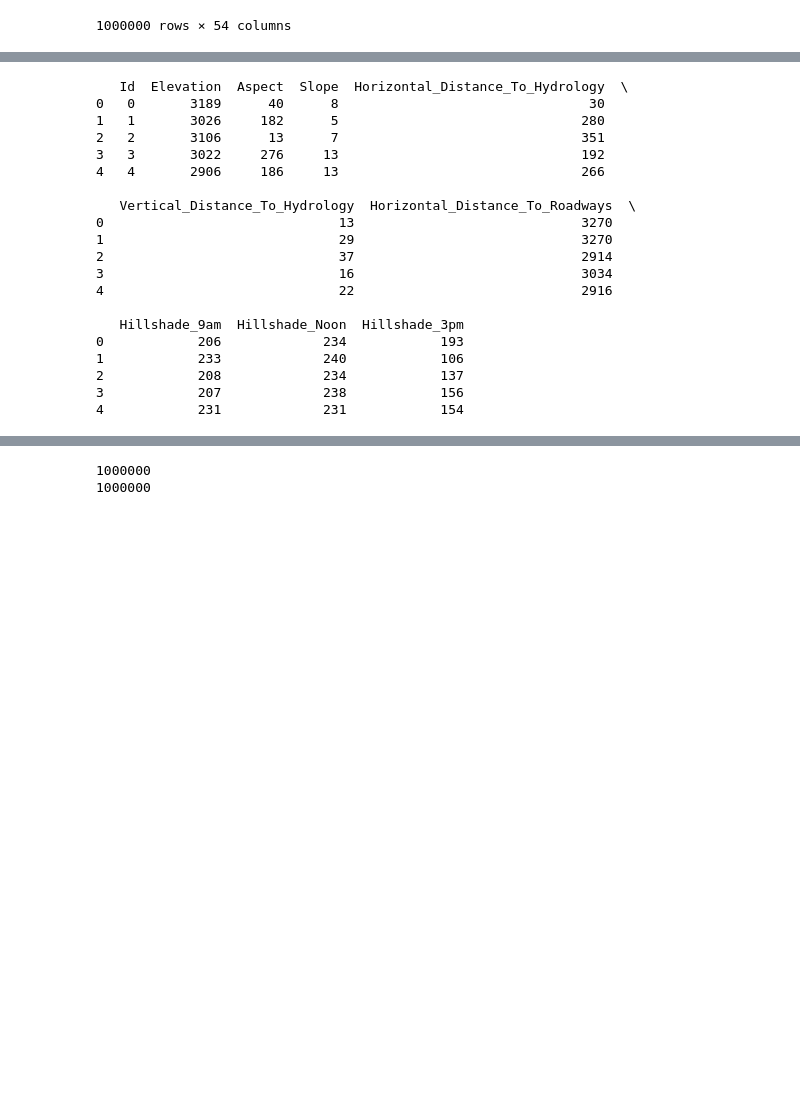
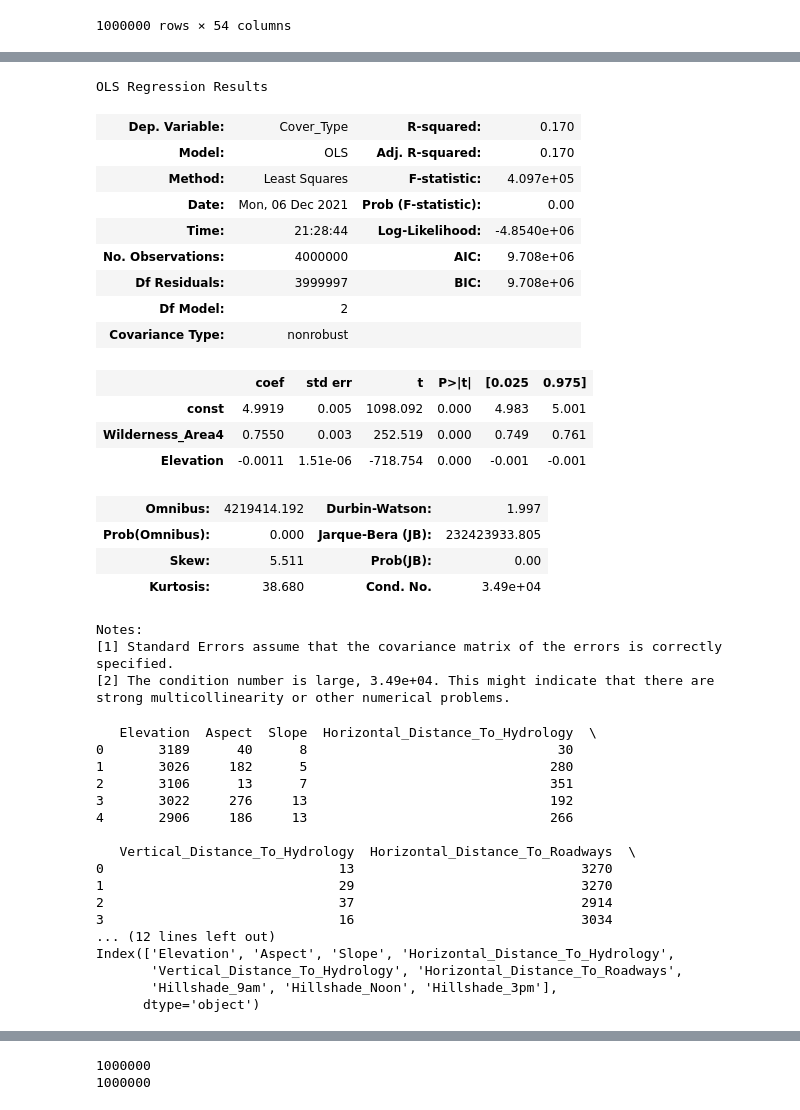
Before and after one commit to antoine311200/Tabular-Playground-Series, a Jupyter notebook: index.ipynb, the cells around one changed output, grey strips where cells are left out. Drawn from its saved outputs; the diff is of its cells as text; code cells hidden in the pictures; blank space fills up the shorter version.

```diff
--- a/index.ipynb
+++ b/index.ipynb
@@ -129,26 +126,55 @@ array([[<AxesSubplot:xlabel='Id', ylabel='Id'>,
+# %%
+X = train_df[["Wilderness_Area4", "Elevation" ]]
+X = sm.add_constant(X)
+y = train_df["Cover_Type"]
+
+ols = sm.OLS(y, X).fit()
+ols.summary()
+# %% [output]
+OLS Regression Results
+| Dep. Variable: | Cover_Type | R-squared: | 0.170 |
+| Model: | OLS | Adj. R-squared: | 0.170 |
+| Method: | Least Squares | F-statistic: | 4.097e+05 |
+| Date: | Mon, 06 Dec 2021 | Prob (F-statistic): | 0.00 |
+| Time: | 21:28:44 | Log-Likelihood: | -4.8540e+06 |
+| No. Observations: | 4000000 | AIC: | 9.708e+06 |
+| Df Residuals: | 3999997 | BIC: | 9.708e+06 |
+| Df Model: | 2 |  |  |
+| Covariance Type: | nonrobust |  |  |
+|  | coef | std err | t | P>|t| | [0.025 | 0.975] |
+| const | 4.9919 | 0.005 | 1098.092 | 0.000 | 4.983 | 5.001 |
+| Wilderness_Area4 | 0.7550 | 0.003 | 252.519 | 0.000 | 0.749 | 0.761 |
+| Elevation | -0.0011 | 1.51e-06 | -718.754 | 0.000 | -0.001 | -0.001 |
+| Omnibus: | 4219414.192 | Durbin-Watson: | 1.997 |
+| Prob(Omnibus): | 0.000 | Jarque-Bera (JB): | 232423933.805 |
+| Skew: | 5.511 | Prob(JB): | 0.00 |
+| Kurtosis: | 38.680 | Cond. No. | 3.49e+04 |
+Notes:
+[1] Standard Errors assume that the covariance matrix of the errors is correctly specified.
+[2] The condition number is large, 3.49e+04. This might indicate that there are
+strong multicollinearity or other numerical problems.
 # %%
 print(train_df.iloc[:, :10].head())
+print(train_df.columns[:10])
+print(train_df.columns)
 # %% [output]
-   Id  Elevation  Aspect  Slope  Horizontal_Distance_To_Hydrology  \
-0   0       3189      40      8                                30
-1   1       3026     182      5                               280
-2   2       3106      13      7                               351
-3   3       3022     276     13                               192
-4   4       2906     186     13                               266
+   Elevation  Aspect  Slope  Horizontal_Distance_To_Hydrology  \
+0       3189      40      8                                30
+1       3026     182      5                               280
+2       3106      13      7                               351
+3       3022     276     13                               192
+4       2906     186     13                               266
 
    Vertical_Distance_To_Hydrology  Horizontal_Distance_To_Roadways  \
 0                              13                             3270
 1                              29                             3270
 2                              37                             2914
 3                              16                             3034
-4                              22                             2916
-
-   Hillshade_9am  Hillshade_Noon  Hillshade_3pm
-0            206             234            193
-1            233             240            106
-2            208             234            137
-3            207             238            156
-4            231             231            154
+... (12 lines left out)
+Index(['Elevation', 'Aspect', 'Slope', 'Horizontal_Distance_To_Hydrology',
+       'Vertical_Distance_To_Hydrology', 'Horizontal_Distance_To_Roadways',
+       'Hillshade_9am', 'Hillshade_Noon', 'Hillshade_3pm'],
+      dtype='object')
 # %%
 useful_features = [c for c in train_df.columns if c not in ("Id", "Cover_Type", "kfold")]
 
```
Also changed, not shown: parts of 8 cells of this notebook, 3 other files.
